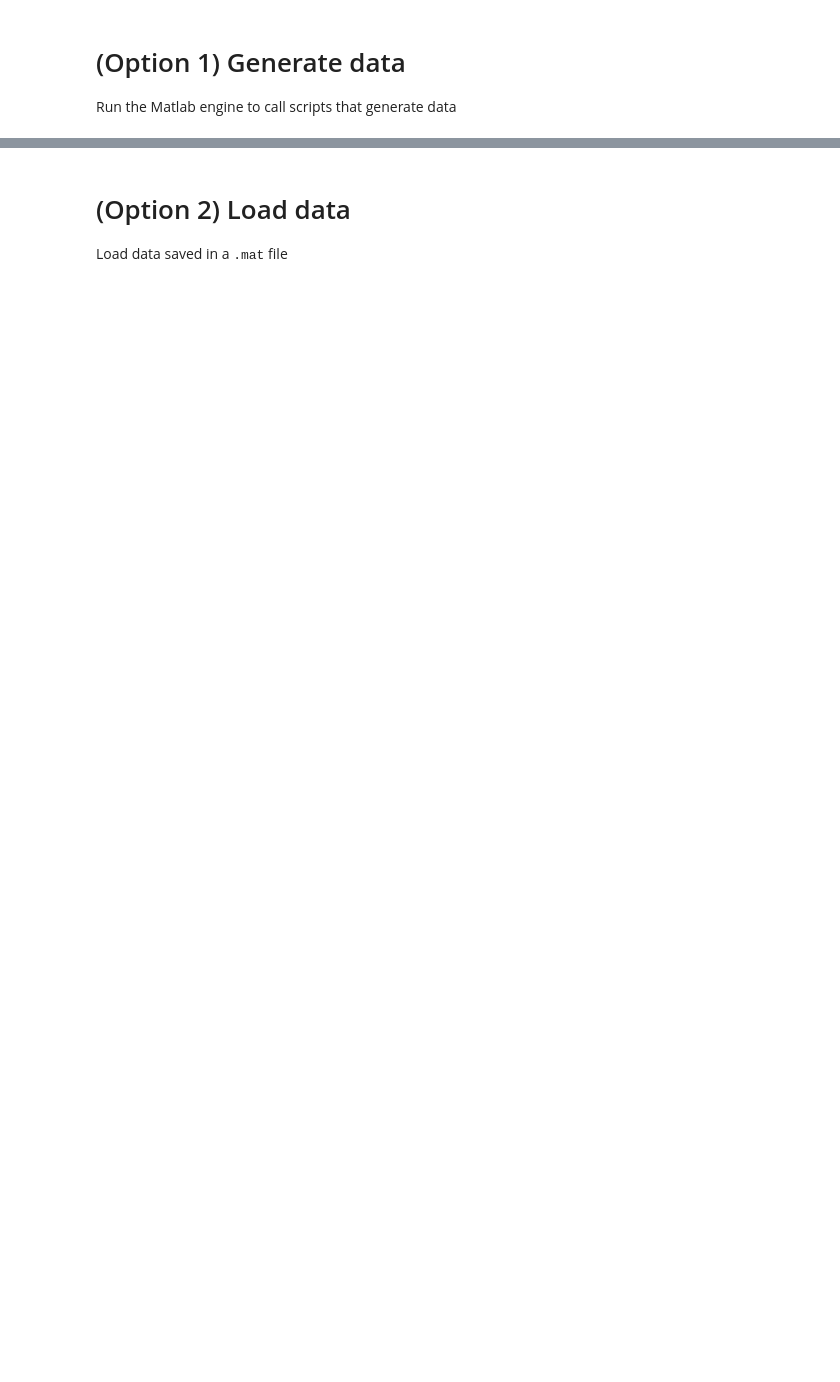
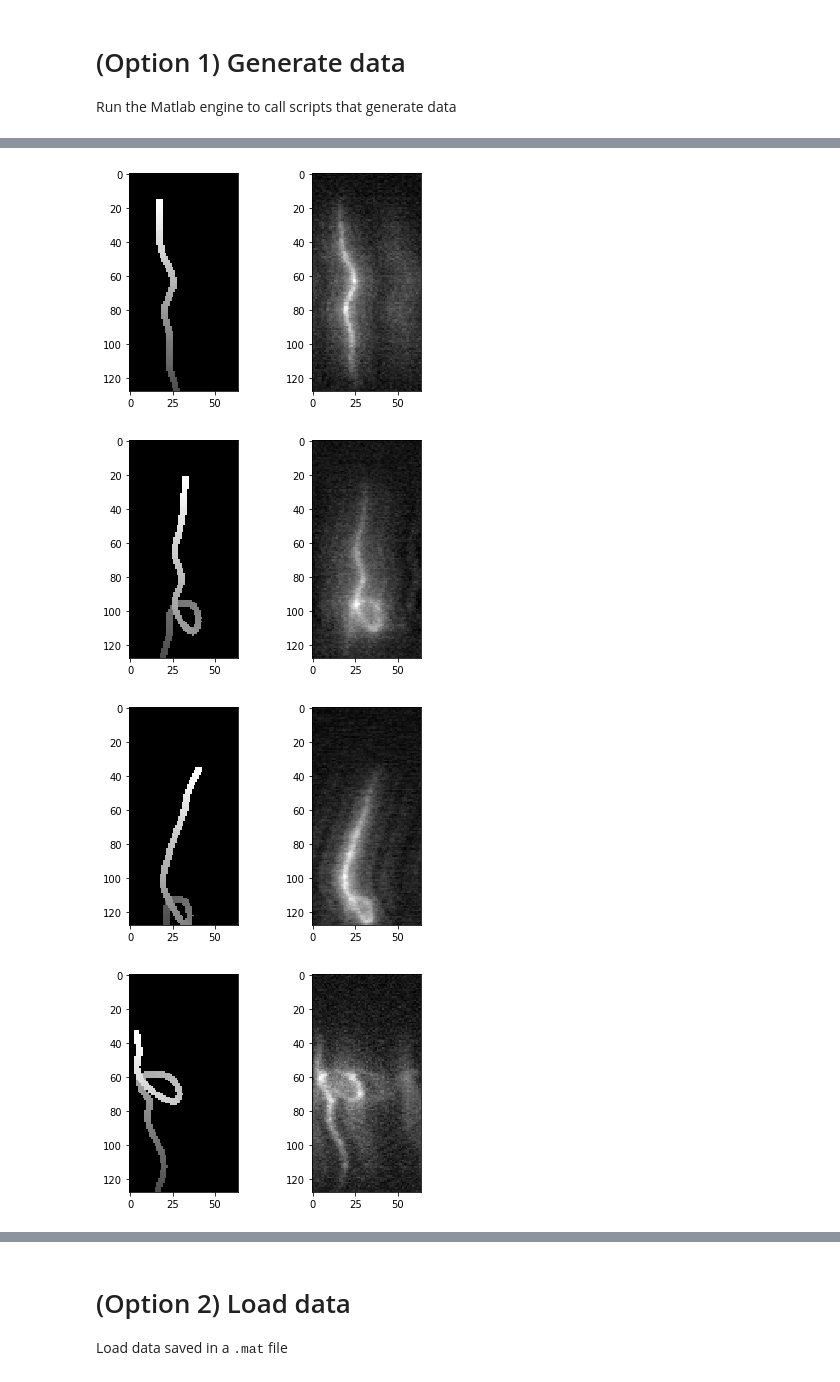
Before and after one commit to RobbieHolland/AIWire, a Jupyter notebook: classical_segmentation.ipynb, the cells around one changed output, grey strips where cells are left out. Drawn from its saved outputs; the diff is of its cells as text; code cells hidden in the pictures; blank space fills up the shorter version.

```diff
--- a/classical_segmentation.ipynb
+++ b/classical_segmentation.ipynb
@@ -27,25 +34,25 @@ Run the Matlab engine to call scripts that generate data
 # %%
-# python -m ipykernel install --user --name=my-virtualenv-name
-import matlab.engine
-
-# Show data
-eng_start = time.time()
-eng = matlab.engine.start_matlab()
-print('Engine start took', time.time() - eng_start, 'seconds')
-
 data = []
 
 blur = 1.3
+im_size = eng.cell2mat([128.0, 64.0])
 sim_start = time.time()
 for i in range(5):
-    ground_truth, simulated = eng.simulate(blur, 15, 0, nargout=2)
+    eng.addpath('util/')
+    pts, _ = eng.gen_spline_realistic(im_size, 100.0, 0.75, nargout = 2)
+    ground_truth, simulated = eng.simulate(pts, im_size, 1.3, 4.0, 1.3, 10.0, 0.2, 1, 0, nargout=2)
 
     plt.subplot(121)
     plt.imshow(ground_truth, cmap='gray')
 
     plt.subplot(122)
     plt.imshow(simulated, cmap='gray')
     plt.show()
 
 # Most of the time is to set up the connection
 print('Simulation took', time.time() - sim_start, 'seconds')
+# %% [output]
+[figure, added]
+[figure, added]
+[figure, added]
+[figure, added]
```
Also changed, not shown: parts of 16 cells of this notebook, 2 other files.
